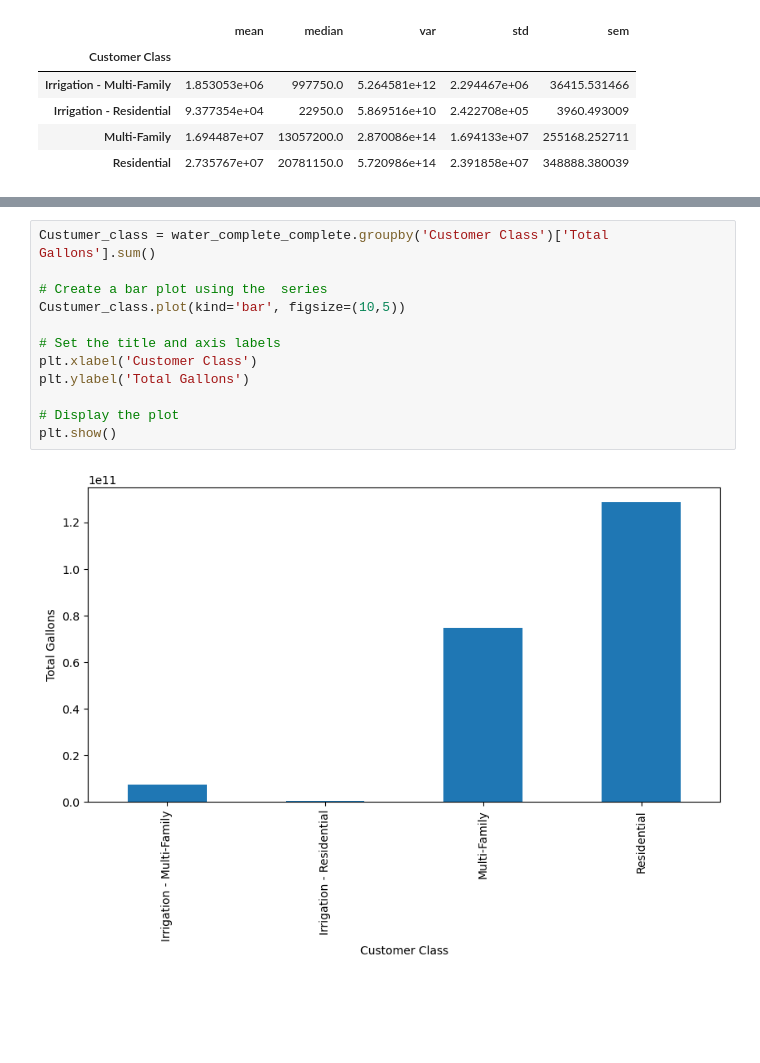
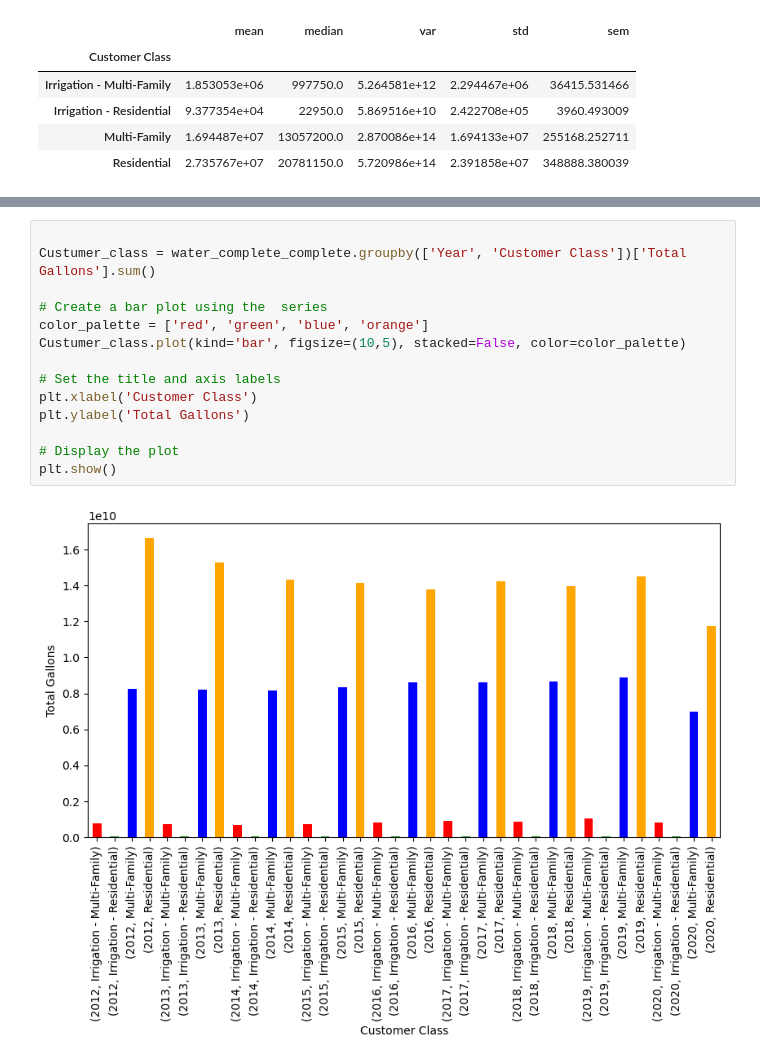
Before and after one commit to Victarrion/Nino_Nina_AustinTX, a Jupyter notebook: Water_Part.ipynb, the cells around one changed output, grey strips where cells are left out. Saved outputs shown, nothing was run; the diff lists cells and outputs as text; blank space fills up the shorter version.

```diff
--- a/Water_Part.ipynb
+++ b/Water_Part.ipynb
@@ -67,14 +118,16 @@ summary_df2
 # %%
-Custumer_class = water_complete_complete.groupby('Customer Class')['Total Gallons'].sum()
+
+Custumer_class = water_complete_complete.groupby(['Year', 'Customer Class'])['Total Gallons'].sum()
 
 # Create a bar plot using the  series
-Custumer_class.plot(kind='bar', figsize=(10,5))
+color_palette = ['red', 'green', 'blue', 'orange']
+Custumer_class.plot(kind='bar', figsize=(10,5), stacked=False, color=color_palette)
 
 # Set the title and axis labels
 plt.xlabel('Customer Class')
 plt.ylabel('Total Gallons')
 
 # Display the plot
 plt.show()
 # %% [output]
-[figure, old version]
+[figure, new version]
```
Also changed, not shown: parts of 6 cells of this notebook, 1 other file.
